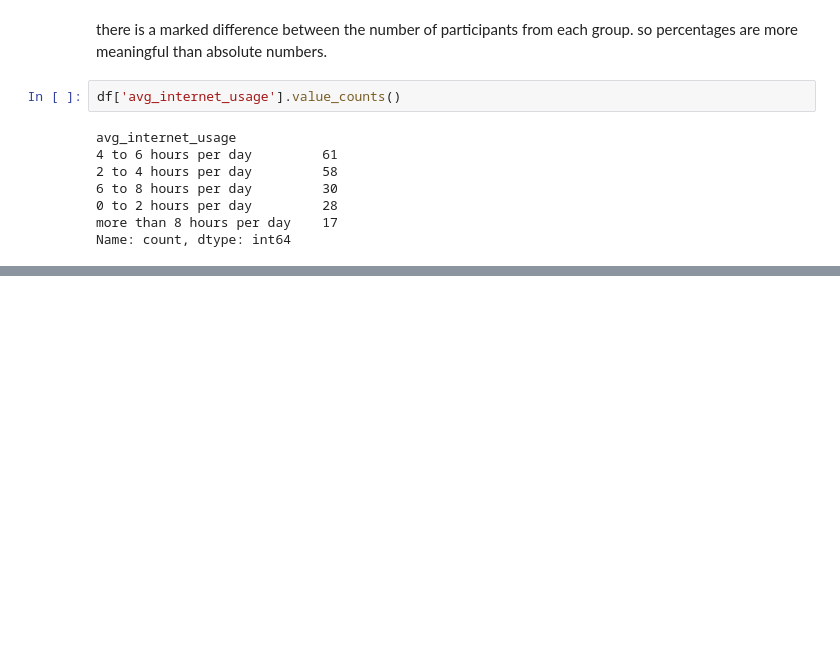
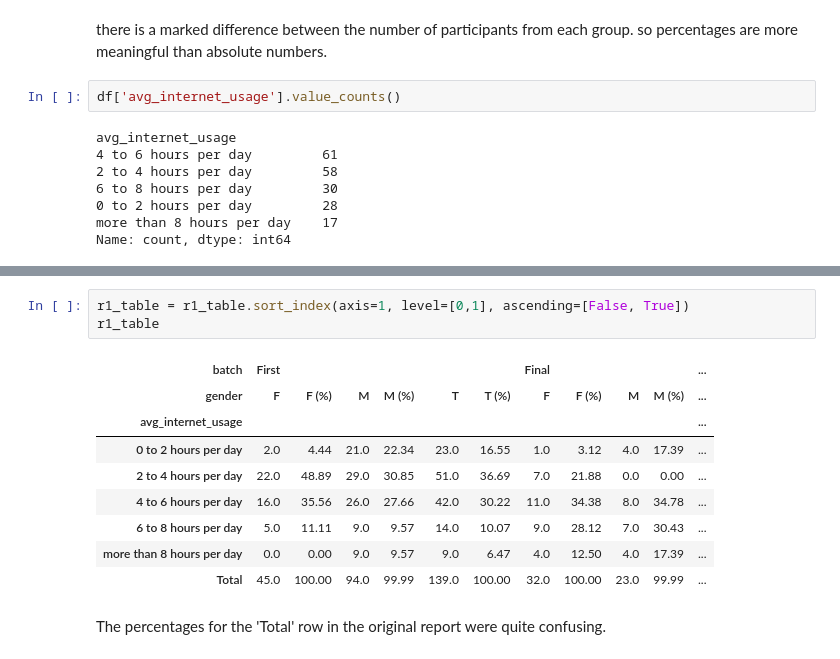
Before and after one commit to akankshazc/sts_iad, a Jupyter notebook: 2_basics.ipynb, the cells around one changed output, grey strips where cells are left out. Cells and saved outputs as stored; diff of their text form; blank space fills up the shorter version.

```diff
--- a/2_basics.ipynb
+++ b/2_basics.ipynb
@@ -81,0 +150,15 @@ df[['avg_internet_usage', 'batch']].value_counts().unstack()
+# %%
+r1_table = r1_table.sort_index(axis=1, level=[0,1], ascending=[False, True])
+r1_table
+# %% [output]
+| batch | First |  |  |  |  |  | Final |  |  |  | ... |
+| gender | F | F (%) | M | M (%) | T | T (%) | F | F (%) | M | M (%) | ... |
+| avg_internet_usage |  |  |  |  |  |  |  |  |  |  | ... |
+| 0 to 2 hours per day | 2.0 | 4.44 | 21.0 | 22.34 | 23.0 | 16.55 | 1.0 | 3.12 | 4.0 | 17.39 | ... |
+| 2 to 4 hours per day | 22.0 | 48.89 | 29.0 | 30.85 | 51.0 | 36.69 | 7.0 | 21.88 | 0.0 | 0.00 | ... |
+| 4 to 6 hours per day | 16.0 | 35.56 | 26.0 | 27.66 | 42.0 | 30.22 | 11.0 | 34.38 | 8.0 | 34.78 | ... |
+| 6 to 8 hours per day | 5.0 | 11.11 | 9.0 | 9.57 | 14.0 | 10.07 | 9.0 | 28.12 | 7.0 | 30.43 | ... |
+| more than 8 hours per day | 0.0 | 0.00 | 9.0 | 9.57 | 9.0 | 6.47 | 4.0 | 12.50 | 4.0 | 17.39 | ... |
+| Total | 45.0 | 100.00 | 94.0 | 99.99 | 139.0 | 100.00 | 32.0 | 100.00 | 23.0 | 99.99 | ... |
+# %% [markdown]
+The percentages for the 'Total' row in the original report were quite confusing.
```
Also changed, not shown: parts of 8 cells of this notebook.
